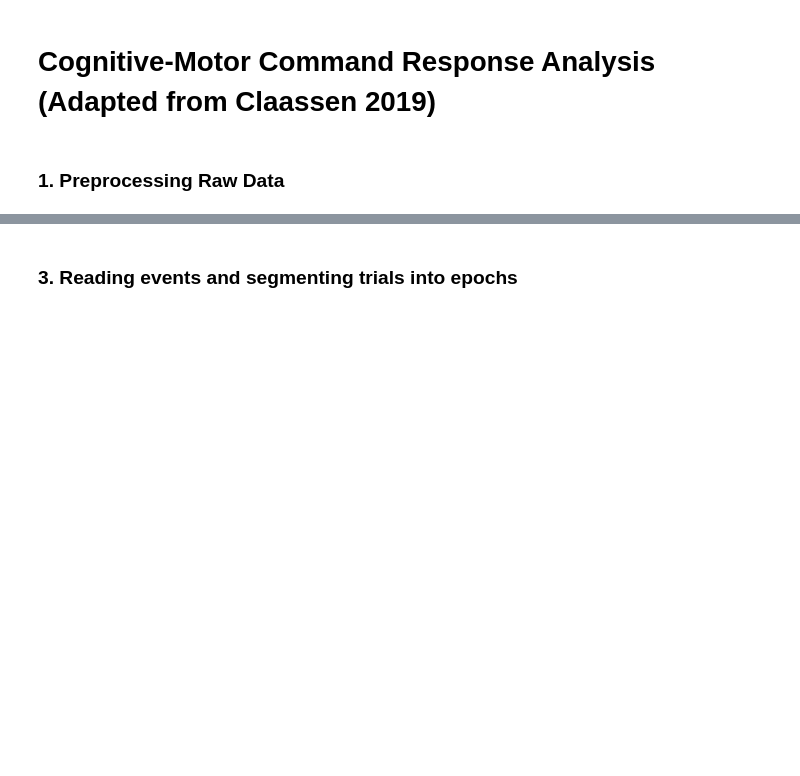
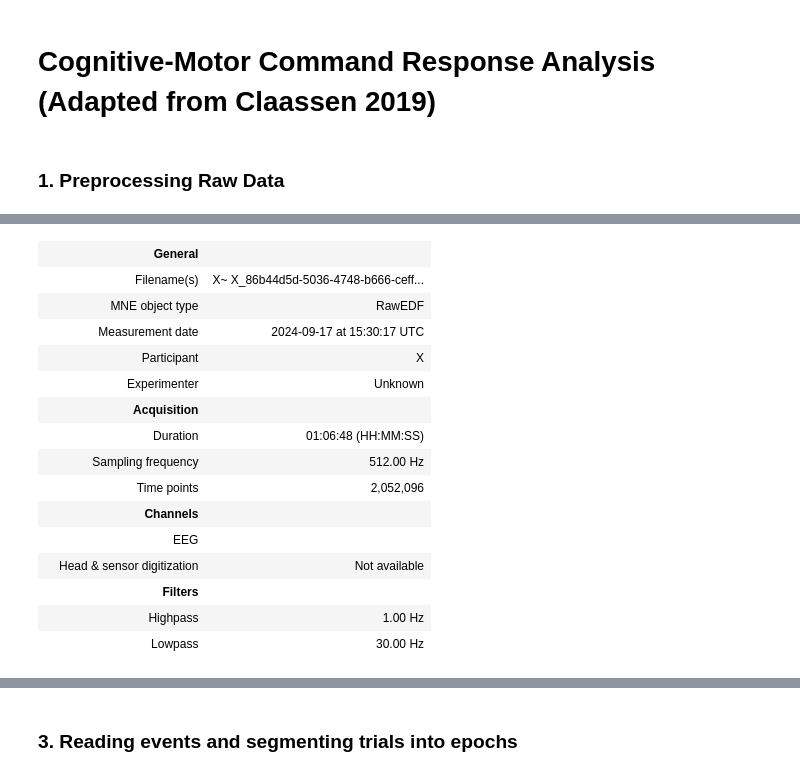
Before and after one commit to EEG-project-capstone/eeg-auditory-stimulus, a Jupyter notebook: notebooks/claassen_analysis.ipynb, the cells around one changed output, grey strips where cells are left out. Drawn from its saved outputs; the diff is of its cells as text; code cells hidden in the pictures; blank space fills up the shorter version.

```diff
--- a/notebooks/claassen_analysis.ipynb
+++ b/notebooks/claassen_analysis.ipynb
@@ -1,6 +1,16 @@
 # %% [markdown]
 # Cognitive-Motor Command Response Analysis (Adapted from Claassen 2019)
 # %%
+# %pip install matplotlib
+# %pip install PyQt5
+# %pip install pyyaml
+# %pip install mne
+# %pip install numpy
+# %pip install pandas
+# %pip uninstall -y scikit-learn
+# %pip install scikit-learn
+# %pip install --upgrade jupyter ipywidgets
+
 import matplotlib.pyplot as plt
 import matplotlib
 import PyQt5
@@ -9,8 +19,14 @@ import PyQt5
 matplotlib.use('Qt5Agg')
 
 import yaml
-from eeg_loader import read_file, load_eeg, get_eeg_timestamps, load_stimulus, load_event, detect_signal_start
-config_file_path = '/Users/khanhha/eeg-auditory-stimulus/configs/claassen_cfg.yml'  # Replace with the actual path to your config file
+import sys
+import os
+
+# Add the parent directory of 'data' to sys.path
+sys.path.append(os.path.abspath(os.path.join(os.getcwd(), '..')))
+
+from preprocessing.eeg_loader import load_eeg, get_eeg_timestamps, load_stimulus, detect_signal_start
+config_file_path = '../configs/claassen_cfg.yml'  # Replace with the actual path to your config file
 with open(config_file_path, 'r') as file:
     config = yaml.safe_load(file)
 
@@ -64,0 +47,26 @@ Designing a one-pass, zero-phase, non-causal bandpass filter:
+# %%
+# eeg_path = r"/Users/joobeejung/EEG_DATA/X~ X_ef7f7805-3781-4f1e-8134-8d5b57750330.EDF"
+# eeg_path = r"/Users/joobeejung/EEG_DATA/X~ X_86b44d5d-5036-4748-b666-ceff710a1e8d.EDF" #CON001
+# eeg_path = r"/Users/joobeejung/EEG_DATA/CON002_20240924.EDF"
+# eeg_path = r"/Users/joobeejung/EEG_DATA/CON003_clipped.EDF"
+
+subject = "CON001b" #CON001a, CON001b, CON002, CON003, CON004
+eeg_path = config.get(f"{subject}_path", "")  # Remove extra quotes
+
+if eeg_path is None:
+    print(f"Error: No path found for subject {subject}")
+else:
+    print(f"EEG Path for {subject}: {eeg_path}")
+
+# Check if file exists
+if not os.path.exists(eeg_path):
+    raise FileNotFoundError(f"File not found: {eeg_path}")
+
+#---Read raw without removing channels---
+# # Read raw data
+raw = mne.io.read_raw_edf(eeg_path, preload=True)
+
+# # Band-pass filter between 1-30 Hz over the readings
+fmin, fmax = 1, 30 # Hz
+raw.filter(l_freq=fmin, h_freq=fmax)
+# %% [output]
@@ -64,0 +93,16 @@ Designing a one-pass, zero-phase, non-causal bandpass filter:
+|  | General |  |
+|  | Filename(s) | X~ X_86b44d5d-5036-4748-b666-ceff... |
+|  | MNE object type | RawEDF |
+|  | Measurement date | 2024-09-17 at 15:30:17 UTC |
+|  | Participant | X |
+|  | Experimenter | Unknown |
+|  | Acquisition |  |
+|  | Duration | 01:06:48 (HH:MM:SS) |
+|  | Sampling frequency | 512.00 Hz |
+|  | Time points | 2,052,096 |
+|  | Channels |  |
+|  | EEG |  |
+|  | Head & sensor digitization | Not available |
+|  | Filters |  |
+|  | Highpass | 1.00 Hz |
+|  | Lowpass | 30.00 Hz |
```
Also changed, not shown: parts of 19 cells of this notebook, 5 other files.
